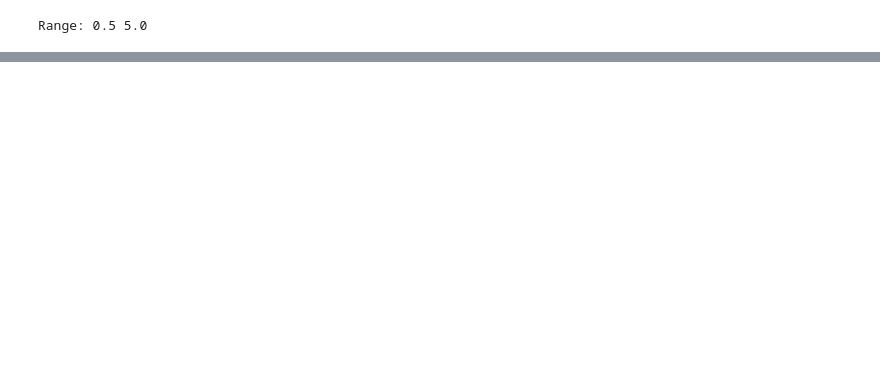
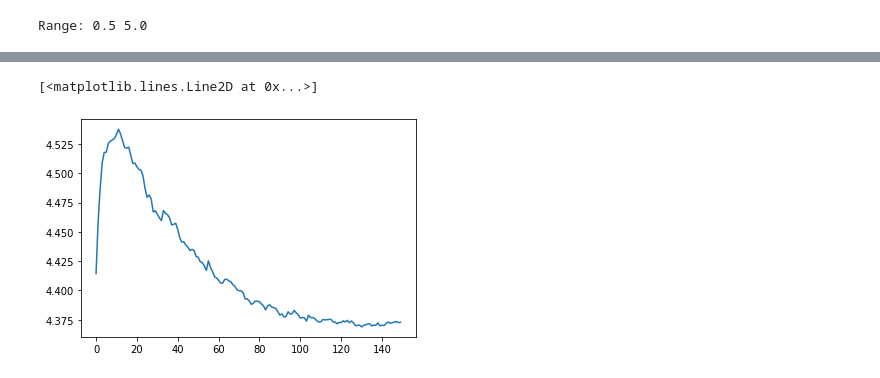
Before and after one commit to LevinRoman/escaping_echo_chambers, a Jupyter notebook: notebooks/2-Recommender System.ipynb, the cells around one changed output, grey strips where cells are left out. Cells and saved outputs as stored; diff of their text form; code cells hidden in the pictures; blank space fills up the shorter version.

```diff
--- a/notebooks/2-Recommender System.ipynb
+++ b/notebooks/2-Recommender System.ipynb
@@ -87,0 +135,8 @@ score
+# %%
+#Default:
+param_grid = {'lr_all' : {0.005}, 'reg_all' : {0.02}}
+gs = surprise.model_selection.GridSearchCV(surprise.SVD, param_grid, measures=['rmse', 'mae'], cv = 5, n_jobs=-1)
+gs.fit(data)
+print(gs.best_params['rmse'])
+print(gs.best_params['mae'])
+print(gs.best_score)
@@ -95,0 +171,11 @@ alg
+# %%
+def recommend(uid, data, model, top_n = 100):
+    all_movie_ids = data.df['iid'].unique()
+    uid_rated = data.df[data.df['uid'] == uid]['iid']
+    movies_to_recommend = np.setdiff1d(all_movie_ids, uid_rated)
+    prediction_set = [[uid, iid, 0] for iid in movies_to_recommend] #here 0 is arbitrary, ratings don't matter
+    predictions = model.test(prediction_set)
+    pred_ratings = np.array([pred.est for pred in predictions])
+    top = pred_ratings.argsort()[::-1][:top_n]
+    data_update = pd.DataFrame([[uid, movies_to_recommend[top][i], pred_ratings[top][i]] for i in range(top_n)], columns = ['uid', 'iid', 'rating'])
+    return movies_to_recommend[top], pred_ratings[top], data_update#len(movies_to_recommend), len(all_movie_ids)
@@ -95,0 +250,4 @@ alg
+# %%
+%%time
+alg = surprise.SVD()#surprise.SVD(n_epochs=30, lr_all=0.01, reg_all=0.1)#surprise.SVD()
+evolution_of_movies, evolution_of_ratings = simulate(alg, data, sample_users[:50], n_epochs = 99, top_n = 70)
@@ -95,0 +444,2 @@ alg
+# %%
+ev = [evolution.mean(axis) for evolution in evolution_of_ratings]
@@ -95,0 +465,5 @@ alg
+# %%
+plt.plot(pd.concat(ev, axis = 1).mean())
+# %% [output]
+[<matplotlib.lines.Line2D at 0x...>]
+[figure, added]
```
Also changed, not shown: parts of 69 cells of this notebook, 24 other files.
